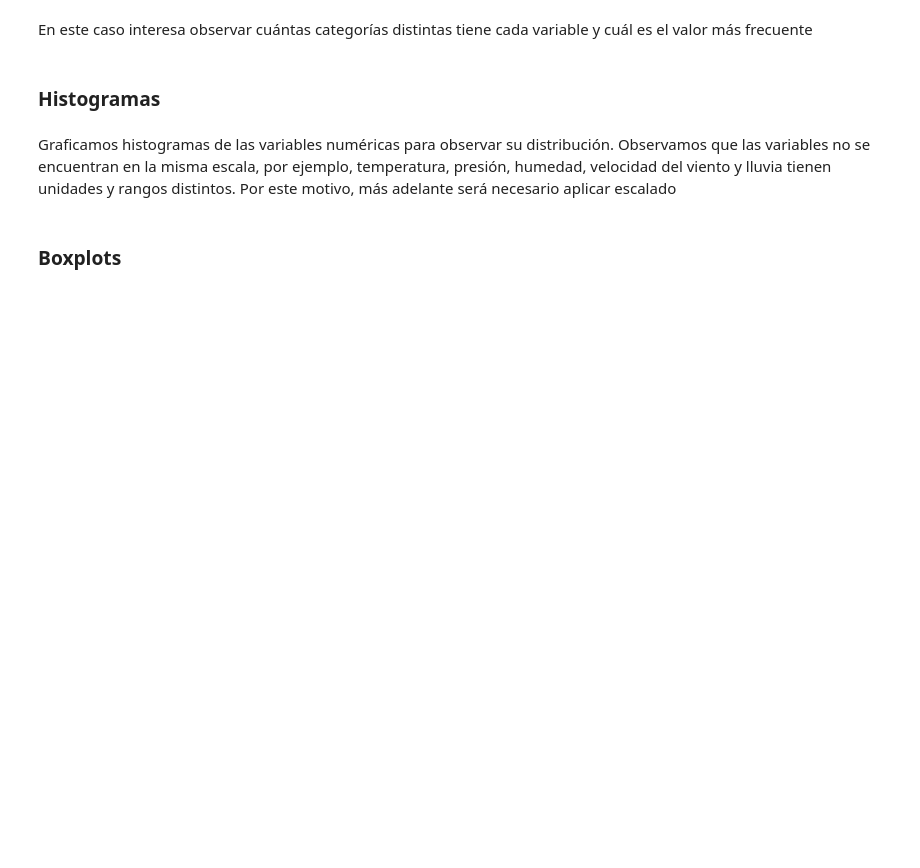
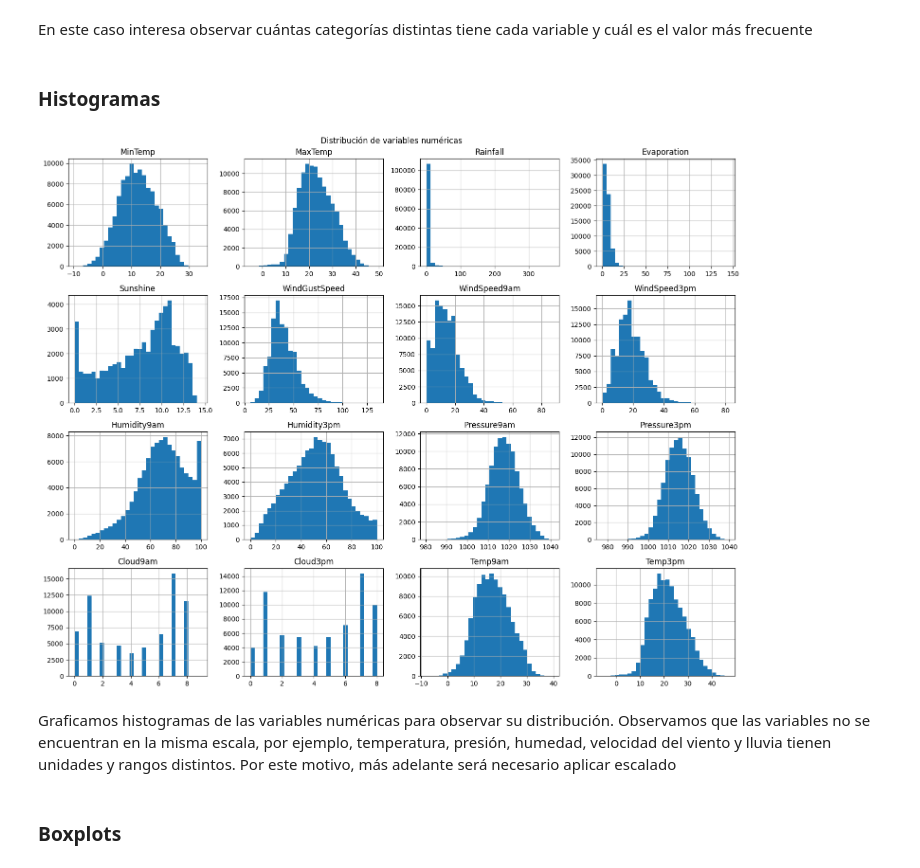
Before and after one commit to ZahirJacob/AA1-TUIA-Dimenna-Jacob-Taborda, a Jupyter notebook: TP_clasificacion_AA1.ipynb, the cells around one changed output. Drawn from its saved outputs; the diff is of its cells as text; code cells hidden in the pictures; blank space fills up the shorter version.

```diff
--- a/TP_clasificacion_AA1.ipynb
+++ b/TP_clasificacion_AA1.ipynb
@@ -123,8 +255,8 @@ faltantes
 Observamos que algunas variables presentan un porcentaje alto de valores faltantes, por este motivo no se eliminan filas completas con valores faltantes, ya que eso implicaría perder una gran cantidad de observaciones. Se decide conservar inicialmente las variables y realizar la imputación más adelante después de separar los datos en entrenamiento y prueba.
 # %%
 # identificamos variables numéricas y categóricas
-columnas_numericas = df.select_dtypes(include=["int64", "float64"]).columns
-columnas_categoricas = df.select_dtypes(include=["object"]).columns
+columnas_numericas = df_train.select_dtypes(include=["int64", "float64"]).columns
+columnas_categoricas = df_train.select_dtypes(include=["object"]).columns
 
 print("Variables numéricas:")
 print(columnas_numericas)
@@ -145,10 +318,12 @@ En este caso interesa observar cuántas categorías distintas tiene cada variabl
 ### Histogramas
 # %%
 # graficamos histogramas para observar la distribución de las variables numéricas.
-df[columnas_numericas].hist(figsize=(15, 12), bins=30)
+df_train[columnas_numericas].hist(figsize=(15, 12), bins=30)
 plt.suptitle("Distribución de variables numéricas")
 plt.tight_layout()
 plt.show()
+# %% [output]
+[figure, added]
 # %% [markdown]
 Graficamos histogramas de las variables numéricas para observar su distribución. Observamos que las variables no se encuentran en la misma escala, por ejemplo, temperatura, presión, humedad, velocidad del viento y lluvia tienen unidades y rangos distintos. Por este motivo, más adelante será necesario aplicar escalado
 # %% [markdown]
```
Also changed, not shown: parts of 67 cells of this notebook.
